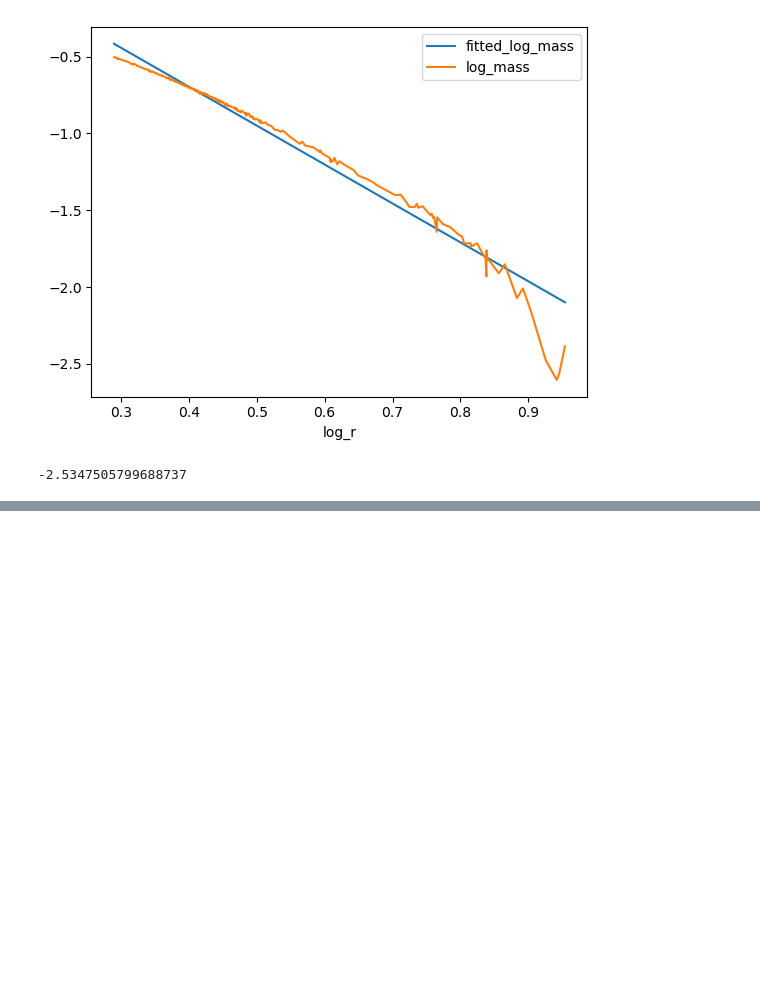
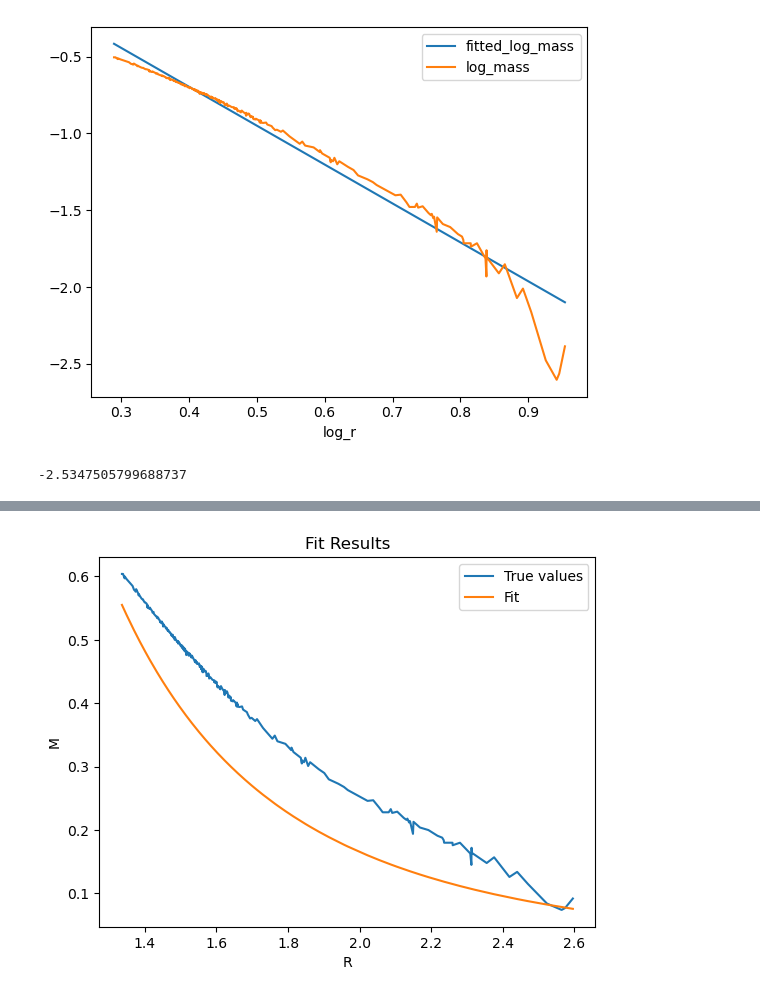
Before and after one commit to YigithanGediz/phys_414_final_project, a Jupyter notebook: data_analysis.ipynb, the cells around one changed output, grey strips where cells are left out. Cells and saved outputs as stored; diff of their text form; code cells hidden in the pictures; blank space fills up the shorter version.

Commit message:
Initial commit for einstein part

```diff
--- a/data_analysis.ipynb
+++ b/data_analysis.ipynb
@@ -102,0 +151,14 @@ $$
+# %%
+from scipy.optimize import minimize
+
+R_data = non_outlier_data["r"].values
+M_data = non_outlier_data["mass"].values
+
+objective = FitK(R_data, M_data)
+
+# We select the initial K as the K calculated from y intercept of linear fit
+K0 = np.exp(((n-1)/n)*(intercept-np.log(4*pi*(-final_derivative)*pow(final_ksi, (n+1)/(n-1))*pow(((n+1)/(4*pi*G)), n/(n-1)))))
+print("Initial K: ", K0)
+
+result = minimize(objective, K0, method="Nelder-Mead")
+result
@@ -102,0 +176,15 @@ $$
+# %%
+K_star = result.x
+rho_fitter = FitRho(K_star)
+rho_data = [rho_fitter(R) for R in R_data]
+M_predictions = [predict_M(rho, R) for rho,R in zip(rho_data, R_data)]
+
+plt.plot(R_data, M_data, label="True values")
+plt.plot(R_data, M_predictions, label="Fit")
+plt.xlabel("R")
+plt.ylabel("M")
+plt.title("Fit Results")
+plt.legend()
+plt.show()
+# %% [output]
+[figure, added]
```
Also changed, not shown: parts of 13 cells of this notebook, 5 other files.
